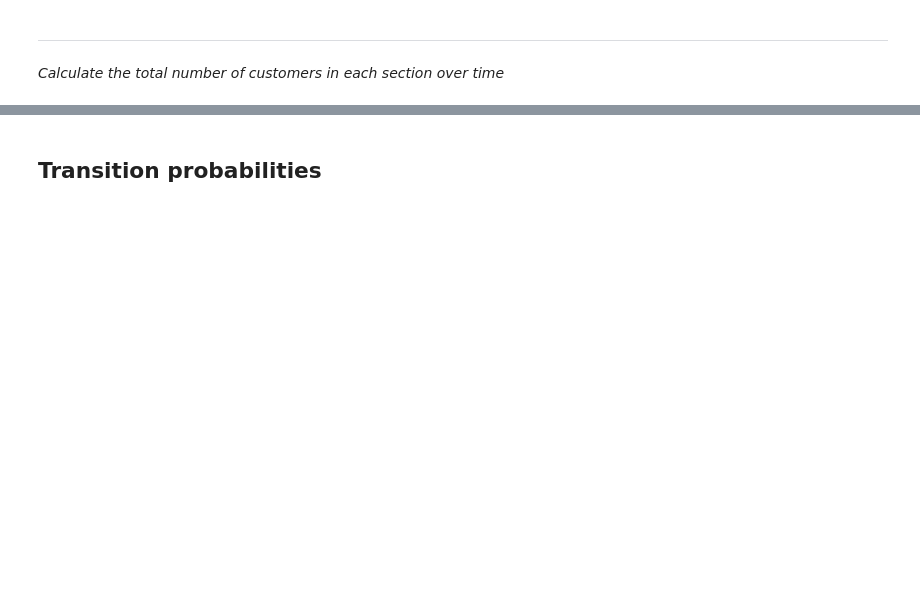
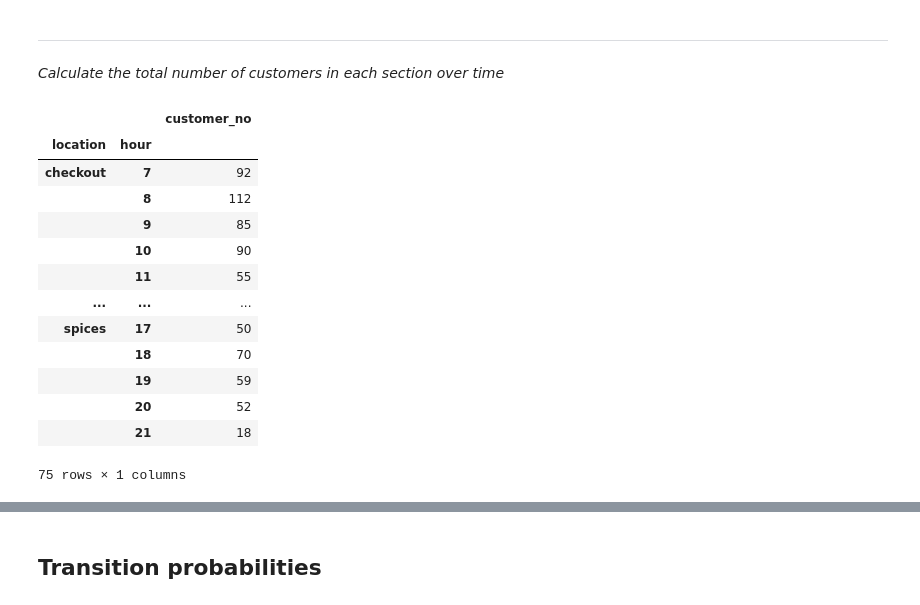
Before and after one commit to CodeGitte/SPICED_Markov_Chain, a Jupyter notebook: Project_Week_08_Markov_Simulation.ipynb, the cells around one changed output, grey strips where cells are left out. Cells and saved outputs as stored; diff of their text form; code cells hidden in the pictures; blank space fills up the shorter version.

```diff
--- a/Project_Week_08_Markov_Simulation.ipynb
+++ b/Project_Week_08_Markov_Simulation.ipynb
@@ -69,0 +111,18 @@ groupby(DAY['location'])
+# %%
+#print the total number of customers in each section over time
+customer_time_per_section(DAY)
+# %% [output]
+|  |  | customer_no |
+| location | hour |  |
+| checkout | 7 | 92 |
+|  | 8 | 112 |
+|  | 9 | 85 |
+|  | 10 | 90 |
+|  | 11 | 55 |
+| ... | ... | ... |
+| spices | 17 | 50 |
+|  | 18 | 70 |
+|  | 19 | 59 |
+|  | 20 | 52 |
+|  | 21 | 18 |
+75 rows × 1 columns
```
Also changed, not shown: parts of 35 cells of this notebook.
